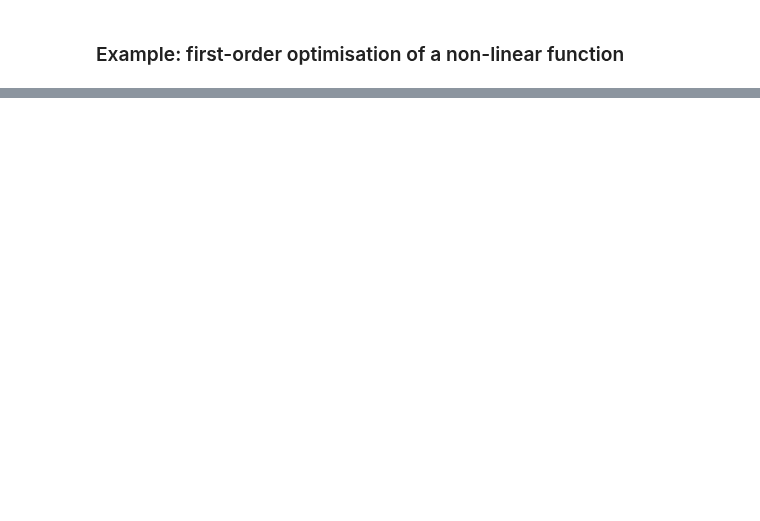
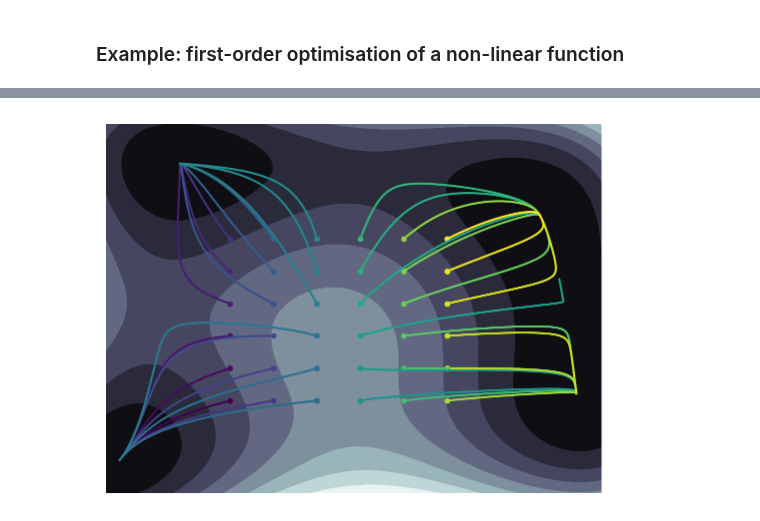
Before and after one commit to sapienzaio/online-ml-finance, a Jupyter notebook: 01-jax.ipynb, the cells around one changed output, grey strips where cells are left out. Cells and saved outputs as stored; diff of their text form; code cells hidden in the pictures; blank space fills up the shorter version.

```diff
--- a/01-jax.ipynb
+++ b/01-jax.ipynb
@@ -284,0 +339,19 @@ jax.
+# %%
+@partial(jax.vmap, in_axes=0)
+def find_path(x0):
+    _, hist = jax.lax.scan(step_fn, x0, steps)
+    return hist
+# %%
+arr = jnp.array(jnp.linspace(-2, 1.5, 6))
+x0_vals = jnp.array([(i, j) for i, j in product(arr, arr)])
+
+colors = plt.cm.viridis(jnp.linspace(0, 1, len(x0_vals)))
+
+plt.contourf(*X, f(X), cmap="bone")
+paths = find_path(x0_vals)
+for color, path, x0 in zip(colors, paths, x0_vals):
+    plt.scatter(*x0, s=10, color=color)
+    plt.plot(*path.T, c=color)
+plt.axis("off");
+# %% [output]
+[figure, added]
```
Also changed, not shown: parts of 29 cells of this notebook.
